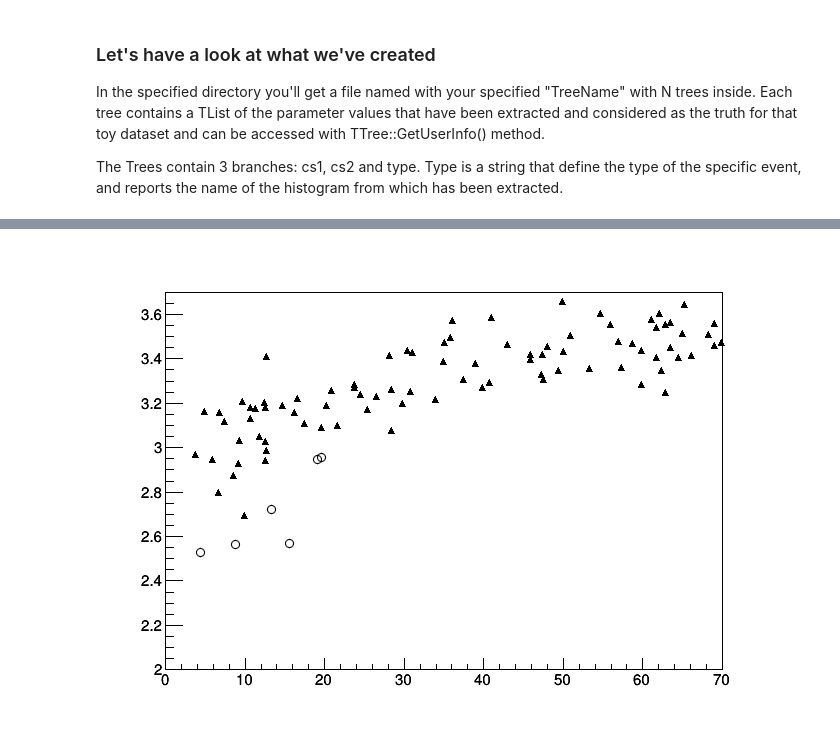
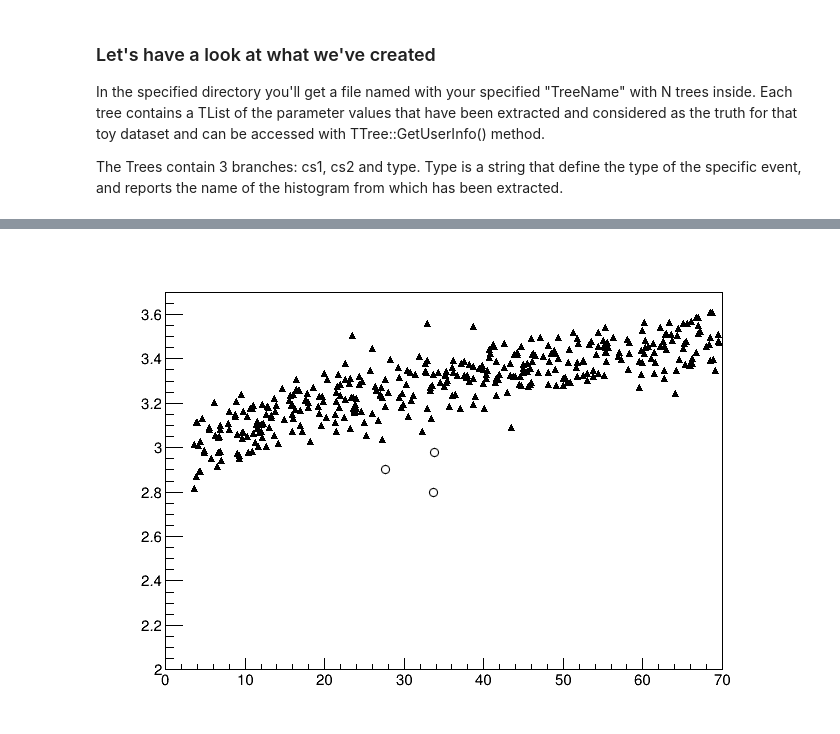
Before and after one commit to XENON1T/Xephyr, a Jupyter notebook: notebooks/ToyGenerator_example.ipynb, the cells around one changed output, grey strips where cells are left out. Saved outputs shown, nothing was run; the diff lists cells and outputs as text; code cells hidden in the pictures.

Commit message:
fixed a bug, make ComponentName available in toyGenerator, Now notebook works

```diff
--- a/notebooks/ToyGenerator_example.ipynb
+++ b/notebooks/ToyGenerator_example.ipynb
@@ -195,17 +212,17 @@ c2->Draw();
 # %%
 TCanvas *c4 = new TCanvas();
 gStyle->SetOptTitle(kFALSE);
 gStyle->SetOptStat(0);
 
 TH2F *h = new TH2F("h","signal",100,0,70,100,2,3.7);
 h->SetMarkerStyle(kOpenCircle);
-tree->Draw("cs2:cs1>>h","type==\"wimp_0050gev\"");  // this is actually log10(cs2)
+tree->Draw("cs2:cs1>>h","type==\"wimp_50\"");  // this is actually log10(cs2)
 TH2F *h2 = new TH2F("h2","ER bkg",100,0,70,100,2,3.7);
 h2->SetMarkerStyle(kFullTriangleUp);
-tree->Draw("cs2:cs1>>h2","type==\"hband\"");  // "hband" is the unfortunate name of the ER bkg component, but hey that's the name of the histo...
+tree->Draw("cs2:cs1>>h2","type==\"ER\"");  // "hband" is the unfortunate name of the ER bkg component, but hey that's the name of the histo...
 h->Draw("P");
 h2->Draw("SAME P");
 //gPad->BuildLegend();
 c4->Draw();
 # %% [output]
-[figure, old version]
+[figure, new version]
```
Also changed, not shown: parts of 11 cells of this notebook, 3 other files.
